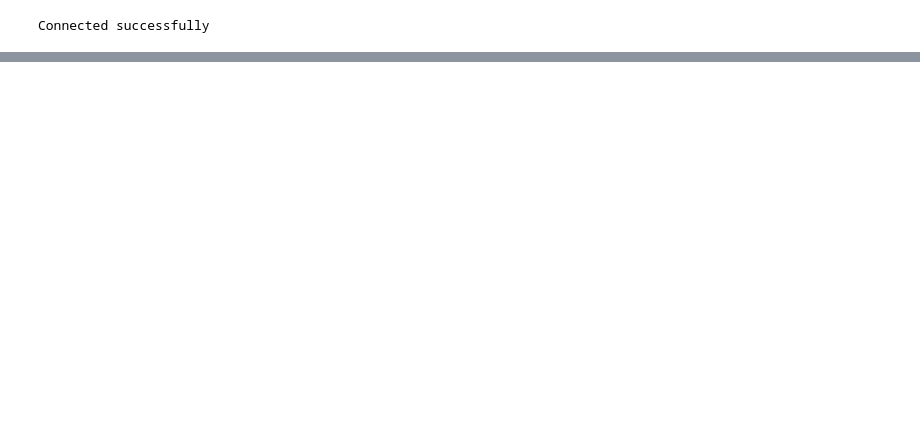
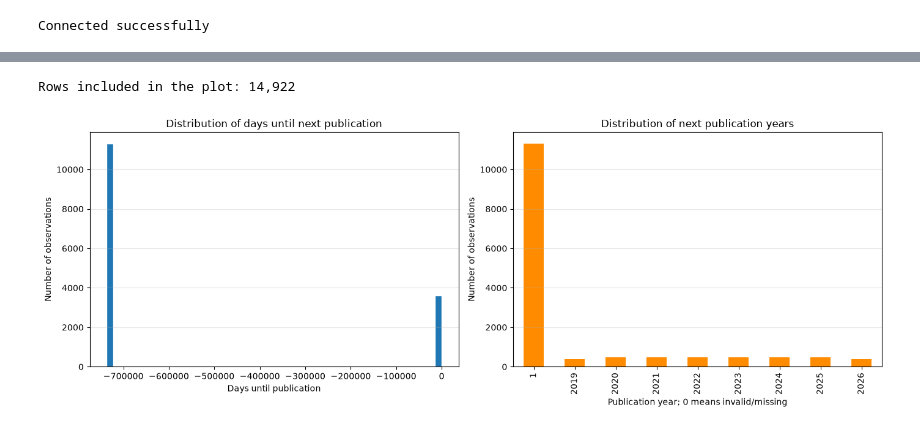
Before and after one commit to ChristianAronVea/IND320-Vea, a Jupyter notebook: Notebooks/Part2.ipynb, the cells around one changed output, grey strips where cells are left out. Drawn from its saved outputs; the diff is of its cells as text; code cells hidden in the pictures; blank space fills up the shorter version.

Commit message:
ASS2: Starting on new notebook. Checink API, MONGODB and implementing API to NVE-data and plotting it using plots from part 1.

```diff
--- a/Notebooks/Part2.ipynb
+++ b/Notebooks/Part2.ipynb
@@ -58,0 +97,6 @@ except Exception as e:
+# %%
+result = requests.get("https://biapi.nve.no/magasinstatistikk/api/Magasinstatistikk/HentOffentligData")
+print(result.status_code)   # 200 = OK
+
+df = pd.DataFrame(result.json())
+df.head()
@@ -58,0 +220,31 @@ except Exception as e:
+# %%
+# Plot the time until the next publication for the full dataset.
+publication_dates = pd.to_datetime(df["next_publication_date"], errors="coerce")
+days_until_publication = (
+    publication_dates - df["date_Id"]
+).dt.days
+
+print(f"Rows included in the plot: {len(days_until_publication):,}")
+
+fig, axes = plt.subplots(1, 2, figsize=(14, 5))
+
+days_until_publication.plot.hist(bins=50, ax=axes[0], edgecolor="white")
+axes[0].set_title("Distribution of days until next publication")
+axes[0].set_xlabel("Days until publication")
+axes[0].set_ylabel("Number of observations")
+axes[0].grid(axis="y", alpha=0.3)
+
+publication_years = publication_dates.dt.year
+publication_year_counts = publication_years.value_counts(dropna=False).sort_index()
+publication_year_counts.index = publication_year_counts.index.fillna(0).astype(int)
+publication_year_counts.plot.bar(ax=axes[1], color="darkorange")
+axes[1].set_title("Distribution of next publication years")
+axes[1].set_xlabel("Publication year; 0 means invalid/missing")
+axes[1].set_ylabel("Number of observations")
+axes[1].grid(axis="y", alpha=0.3)
+
+fig.tight_layout()
+plt.show()
+# %% [output]
+Rows included in the plot: 14,922
+[figure, added]
```
Also changed, not shown: parts of 19 cells of this notebook, 3 other files.
